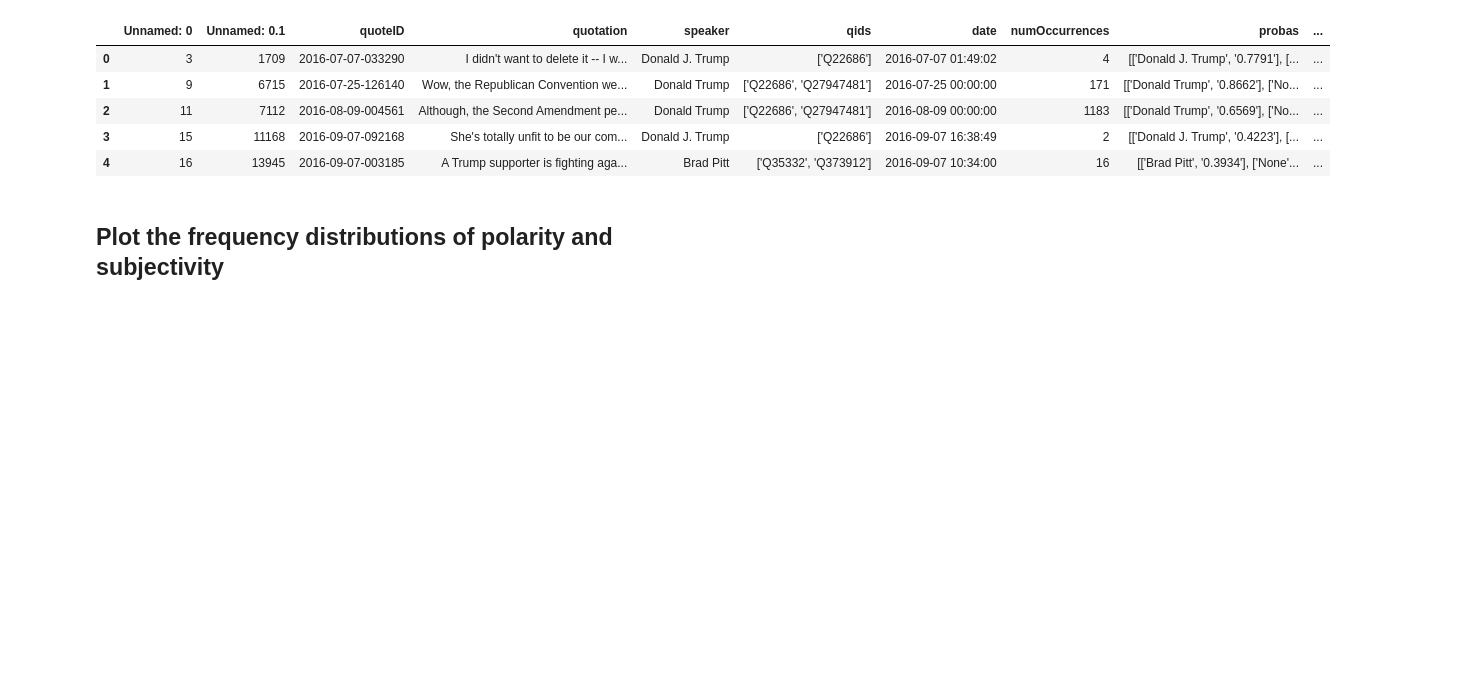
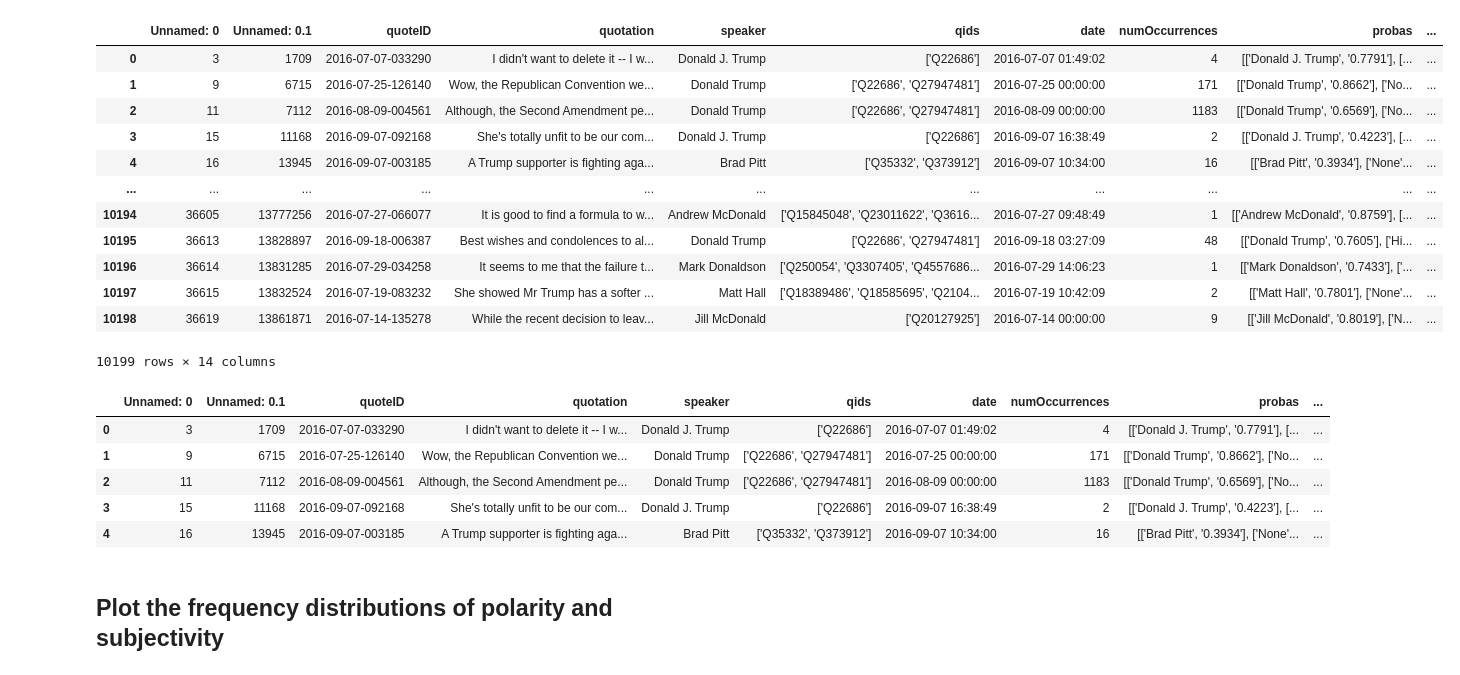
Before and after one commit to epfl-ada/ada-2021-project-sars, a Jupyter notebook: sentiment_analysis.ipynb, the cells around one changed output. Saved outputs shown, nothing was run; the diff lists cells and outputs as text; code cells hidden in the pictures; blank space fills up the shorter version.

```diff
--- a/sentiment_analysis.ipynb
+++ b/sentiment_analysis.ipynb
@@ -10,4 +10,20 @@ df_trump_2016 = pd.read_csv("Data/2016/trump_2016.zip", compression="zip")
 df_trump_2020 = pd.read_csv("Data/2020/trump_2020.zip", compression="zip")
 df_clinton_2016 = pd.read_csv("Data/2016/clinton_2016.zip", compression="zip")
 df_biden_2020 = pd.read_csv("Data/2020/biden_2020.zip", compression="zip")
+# %%
+df_trump_2016
+# %% [output]
+|  | Unnamed: 0 | Unnamed: 0.1 | quoteID | quotation | speaker | qids | date | numOccurrences | probas | ... |
+| 0 | 3 | 1709 | 2016-07-07-033290 | I didn't want to delete it -- I w... | Donald J. Trump | ['Q22686'] | 2016-07-07 01:49:02 | 4 | [['Donald J. Trump', '0.7791'], [... | ... |
+| 1 | 9 | 6715 | 2016-07-25-126140 | Wow, the Republican Convention we... | Donald Trump | ['Q22686', 'Q27947481'] | 2016-07-25 00:00:00 | 171 | [['Donald Trump', '0.8662'], ['No... | ... |
+| 2 | 11 | 7112 | 2016-08-09-004561 | Although, the Second Amendment pe... | Donald Trump | ['Q22686', 'Q27947481'] | 2016-08-09 00:00:00 | 1183 | [['Donald Trump', '0.6569'], ['No... | ... |
+| 3 | 15 | 11168 | 2016-09-07-092168 | She's totally unfit to be our com... | Donald J. Trump | ['Q22686'] | 2016-09-07 16:38:49 | 2 | [['Donald J. Trump', '0.4223'], [... | ... |
+| 4 | 16 | 13945 | 2016-09-07-003185 | A Trump supporter is fighting aga... | Brad Pitt | ['Q35332', 'Q373912'] | 2016-09-07 10:34:00 | 16 | [['Brad Pitt', '0.3934'], ['None'... | ... |
+| ... | ... | ... | ... | ... | ... | ... | ... | ... | ... | ... |
+| 10194 | 36605 | 13777256 | 2016-07-27-066077 | It is good to find a formula to w... | Andrew McDonald | ['Q15845048', 'Q23011622', 'Q3616... | 2016-07-27 09:48:49 | 1 | [['Andrew McDonald', '0.8759'], [... | ... |
+| 10195 | 36613 | 13828897 | 2016-09-18-006387 | Best wishes and condolences to al... | Donald Trump | ['Q22686', 'Q27947481'] | 2016-09-18 03:27:09 | 48 | [['Donald Trump', '0.7605'], ['Hi... | ... |
+| 10196 | 36614 | 13831285 | 2016-07-29-034258 | It seems to me that the failure t... | Mark Donaldson | ['Q250054', 'Q3307405', 'Q4557686... | 2016-07-29 14:06:23 | 1 | [['Mark Donaldson', '0.7433'], ['... | ... |
+| 10197 | 36615 | 13832524 | 2016-07-19-083232 | She showed Mr Trump has a softer ... | Matt Hall | ['Q18389486', 'Q18585695', 'Q2104... | 2016-07-19 10:42:09 | 2 | [['Matt Hall', '0.7801'], ['None'... | ... |
+| 10198 | 36619 | 13861871 | 2016-07-14-135278 | While the recent decision to leav... | Jill McDonald | ['Q20127925'] | 2016-07-14 00:00:00 | 9 | [['Jill McDonald', '0.8019'], ['N... | ... |
+10199 rows × 14 columns
 # %%
```
Also changed, not shown: parts of 5 cells of this notebook, 1 other file.
